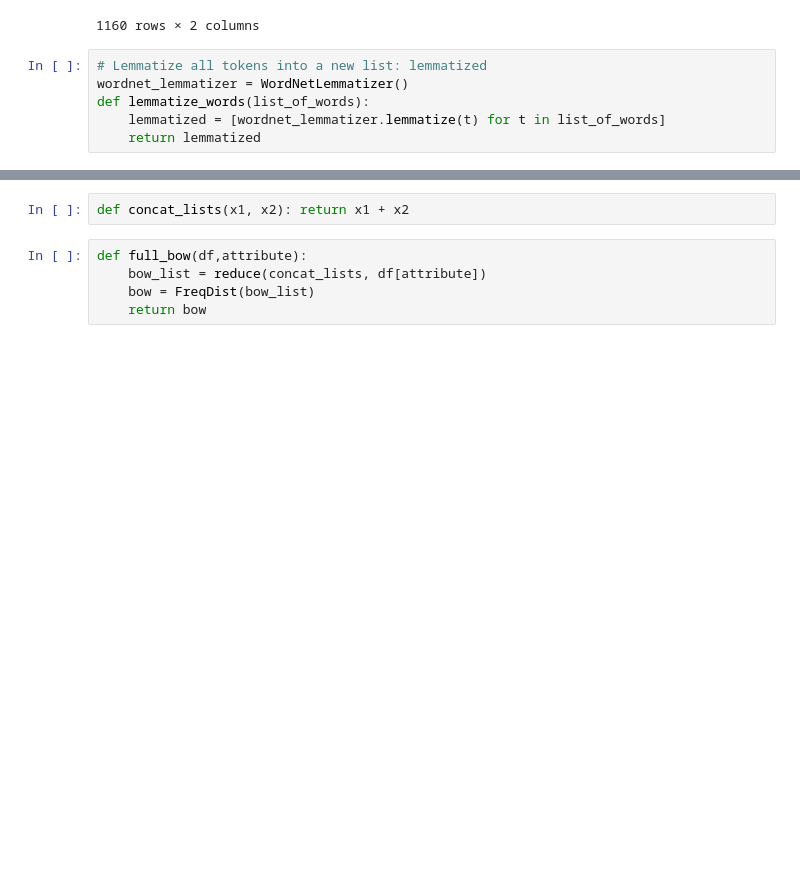
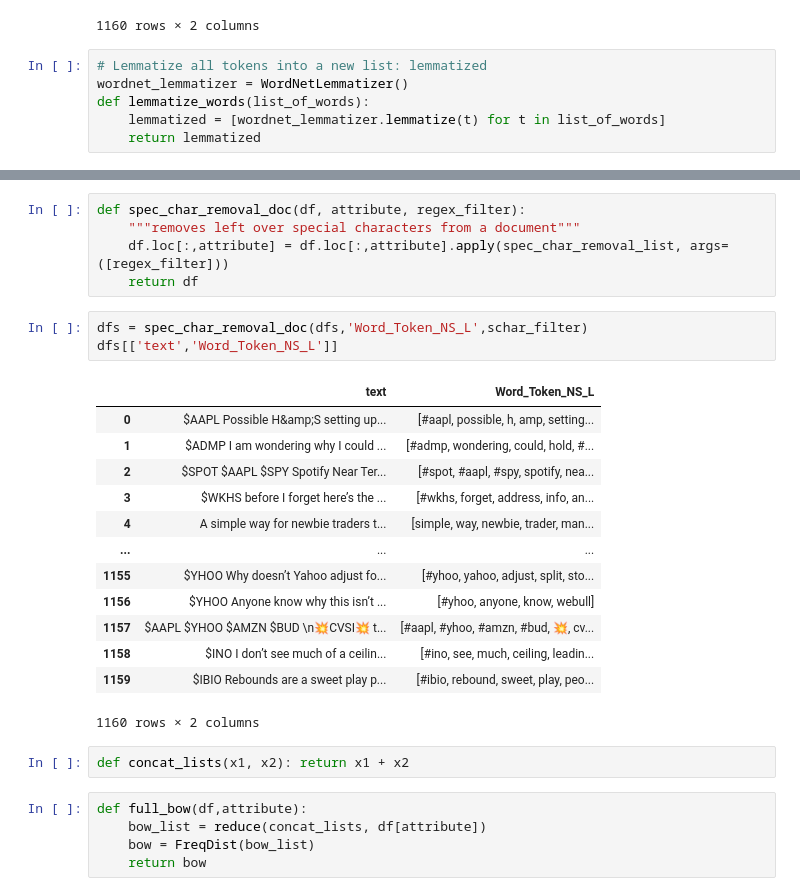
Before and after one commit to Jaromir-Sida/SocialMediaStockForecasting, a Jupyter notebook: StockTwits_common_words.ipynb, the cells around one changed output, grey strips where cells are left out. Cells and saved outputs as stored; diff of their text form; blank space fills up the shorter version.

```diff
--- a/StockTwits_common_words.ipynb
+++ b/StockTwits_common_words.ipynb
@@ -162,3 +203,25 @@ dfs[['text','Word_Token_NS_L']]
+# %%
+def spec_char_removal_doc(df, attribute, regex_filter):
+    """removes left over special characters from a document"""
+    df.loc[:,attribute] = df.loc[:,attribute].apply(spec_char_removal_list, args=([regex_filter]))
+    return df
+# %%
+dfs = spec_char_removal_doc(dfs,'Word_Token_NS_L',schar_filter)
+dfs[['text','Word_Token_NS_L']]
+# %% [output]
+|  | text | Word_Token_NS_L |
+| 0 | $AAPL Possible H&amp;S setting up... | [#aapl, possible, h, amp, setting... |
+| 1 | $ADMP I am wondering why I could ... | [#admp, wondering, could, hold, #... |
+| 2 | $SPOT $AAPL $SPY Spotify Near Ter... | [#spot, #aapl, #spy, spotify, nea... |
+| 3 | $WKHS before I forget here’s the ... | [#wkhs, forget, address, info, an... |
+| 4 | A simple way for newbie traders t... | [simple, way, newbie, trader, man... |
+| ... | ... | ... |
+| 1155 | $YHOO Why doesn’t Yahoo adjust fo... | [#yhoo, yahoo, adjust, split, sto... |
+| 1156 | $YHOO Anyone know why this isn’t ... | [#yhoo, anyone, know, webull] |
+| 1157 | $AAPL $YHOO $AMZN $BUD \n💥CVSI💥 t... | [#aapl, #yhoo, #amzn, #bud, 💥, cv... |
+| 1158 | $INO I don’t see much of a ceilin... | [#ino, see, much, ceiling, leadin... |
+| 1159 | $IBIO Rebounds are a sweet play p... | [#ibio, rebound, sweet, play, peo... |
+1160 rows × 2 columns
 # %%
 def concat_lists(x1, x2): return x1 + x2
 # %%
```
Also changed, not shown: parts of 16 cells of this notebook, 1 other file.
